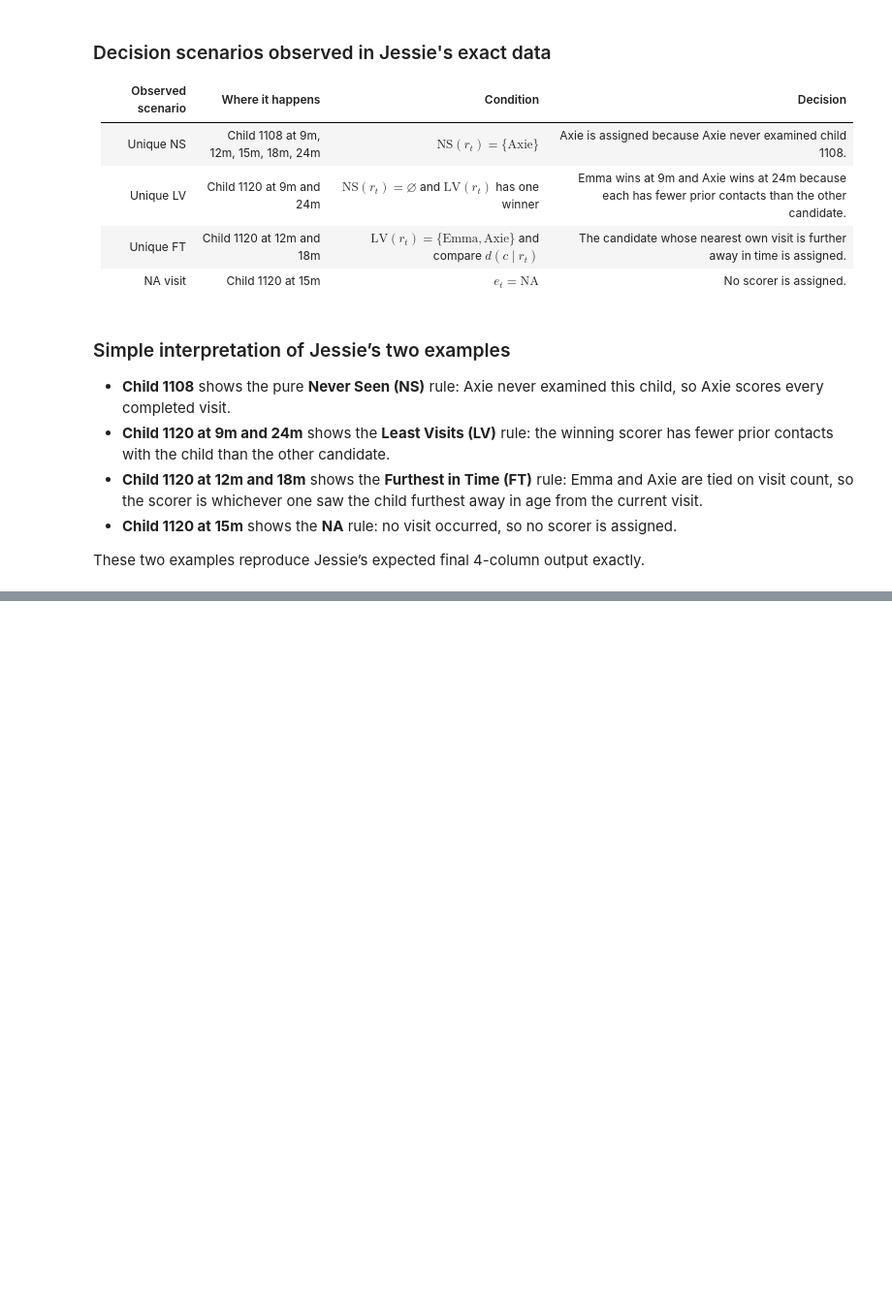
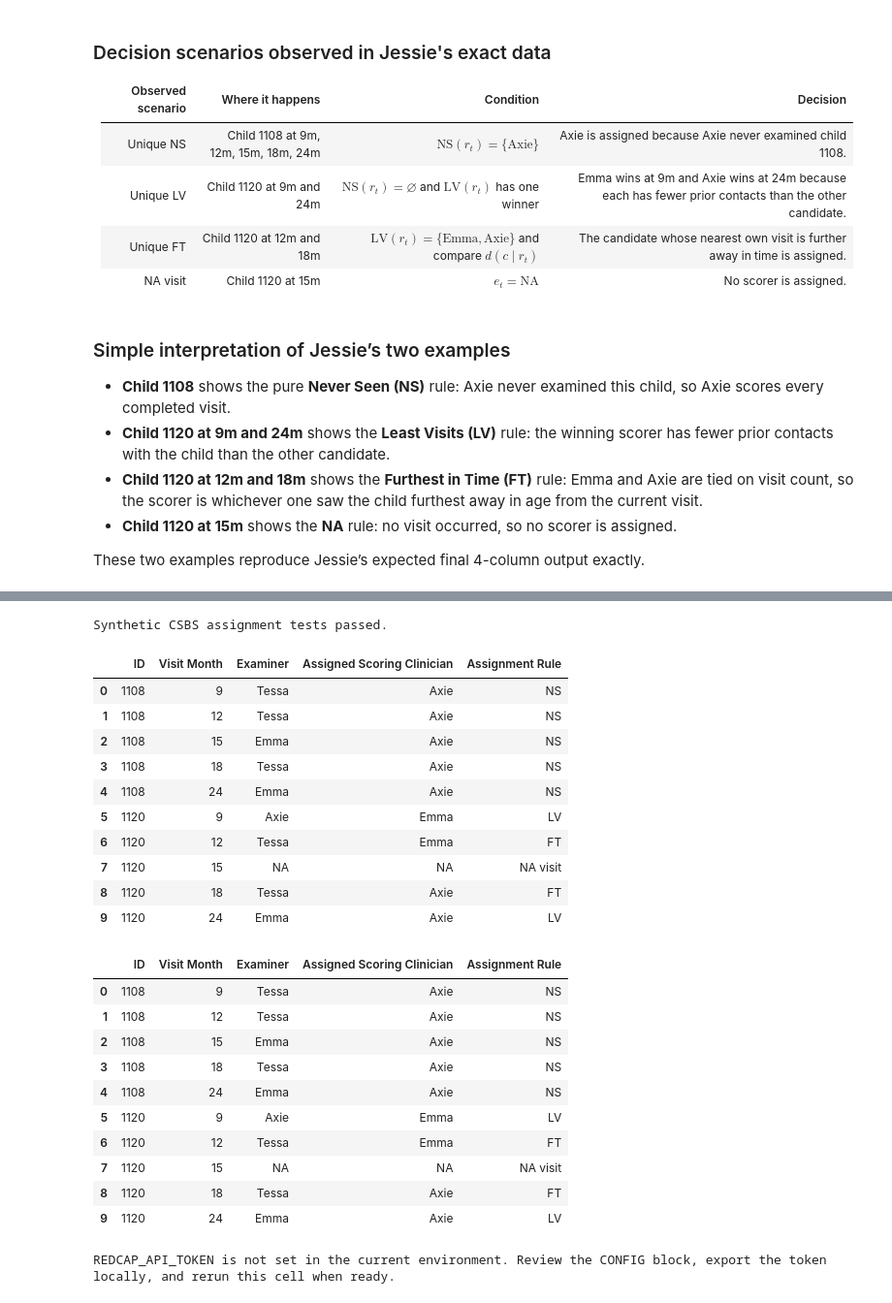
Before and after one commit to namo507/esd-redcap-metadata-watcher, a Jupyter notebook: CSBS_scoring_assignment.ipynb, the cells around one changed output, grey strips where cells are left out. Shown at 97% size. Drawn from its saved outputs; the diff is of its cells as text; code cells hidden in the pictures; blank space fills up the shorter version.

```diff
--- a/CSBS_scoring_assignment.ipynb
+++ b/CSBS_scoring_assignment.ipynb
@@ -1696,0 +2420,38 @@ These two examples reproduce Jessie’s expected final 4-column output exactly.
+# %%
+pipeline_synthetic_test_output = run_pipeline_synthetic_tests()
+pipeline_synthetic_test_output.head(20)
+# %% [output]
+Synthetic CSBS assignment tests passed.
+|  | ID | Visit Month | Examiner | Assigned Scoring Clinician | Assignment Rule |
+| 0 | 1108 | 9 | Tessa | Axie | NS |
+| 1 | 1108 | 12 | Tessa | Axie | NS |
+| 2 | 1108 | 15 | Emma | Axie | NS |
+| 3 | 1108 | 18 | Tessa | Axie | NS |
+| 4 | 1108 | 24 | Emma | Axie | NS |
+| 5 | 1120 | 9 | Axie | Emma | LV |
+| 6 | 1120 | 12 | Tessa | Emma | FT |
+| 7 | 1120 | 15 | NA | NA | NA visit |
+| 8 | 1120 | 18 | Tessa | Axie | FT |
+| 9 | 1120 | 24 | Emma | Axie | LV |
+|  | ID | Visit Month | Examiner | Assigned Scoring Clinician | Assignment Rule |
+| 0 | 1108 | 9 | Tessa | Axie | NS |
+| 1 | 1108 | 12 | Tessa | Axie | NS |
+| 2 | 1108 | 15 | Emma | Axie | NS |
+| 3 | 1108 | 18 | Tessa | Axie | NS |
+| 4 | 1108 | 24 | Emma | Axie | NS |
+| 5 | 1120 | 9 | Axie | Emma | LV |
+| 6 | 1120 | 12 | Tessa | Emma | FT |
+| 7 | 1120 | 15 | NA | NA | NA visit |
+| 8 | 1120 | 18 | Tessa | Axie | FT |
+| 9 | 1120 | 24 | Emma | Axie | LV |
+# %%
+# Live IPSA run: execute this cell only after reviewing CONFIG and setting REDCAP_API_TOKEN.
+if os.getenv(TOKEN_ENV_VAR):
+    ipsa_pipeline_results = run_ipsa_csbs_pipeline(write_outputs=True)
+else:
+    print(
+        f"{TOKEN_ENV_VAR} is not set in the current environment. "
+        "Review the CONFIG block, export the token locally, and rerun this cell when ready."
+    )
+# %% [output]
+REDCAP_API_TOKEN is not set in the current environment. Review the CONFIG block, export the token locally, and rerun this cell when ready.
```
Also changed, not shown: parts of 3 cells of this notebook.
